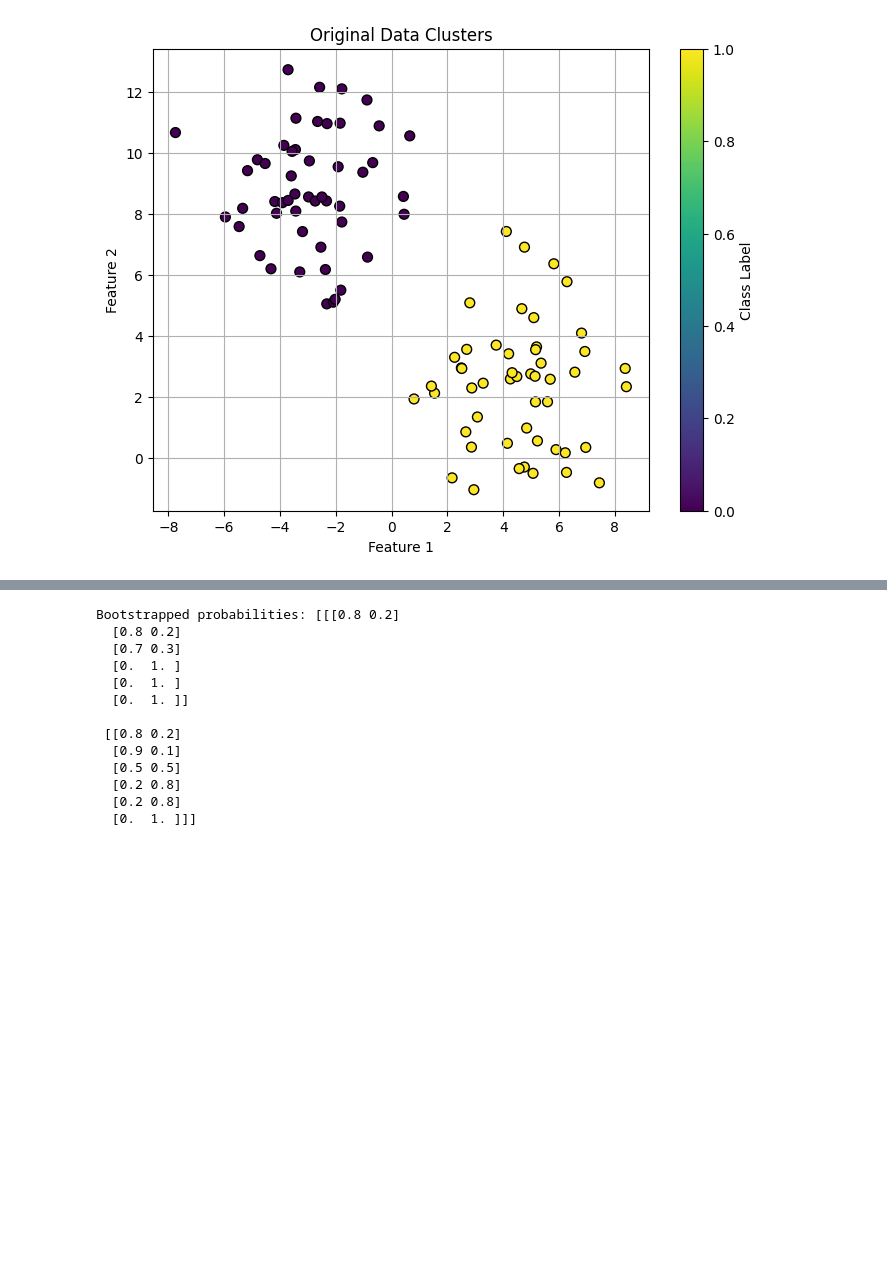
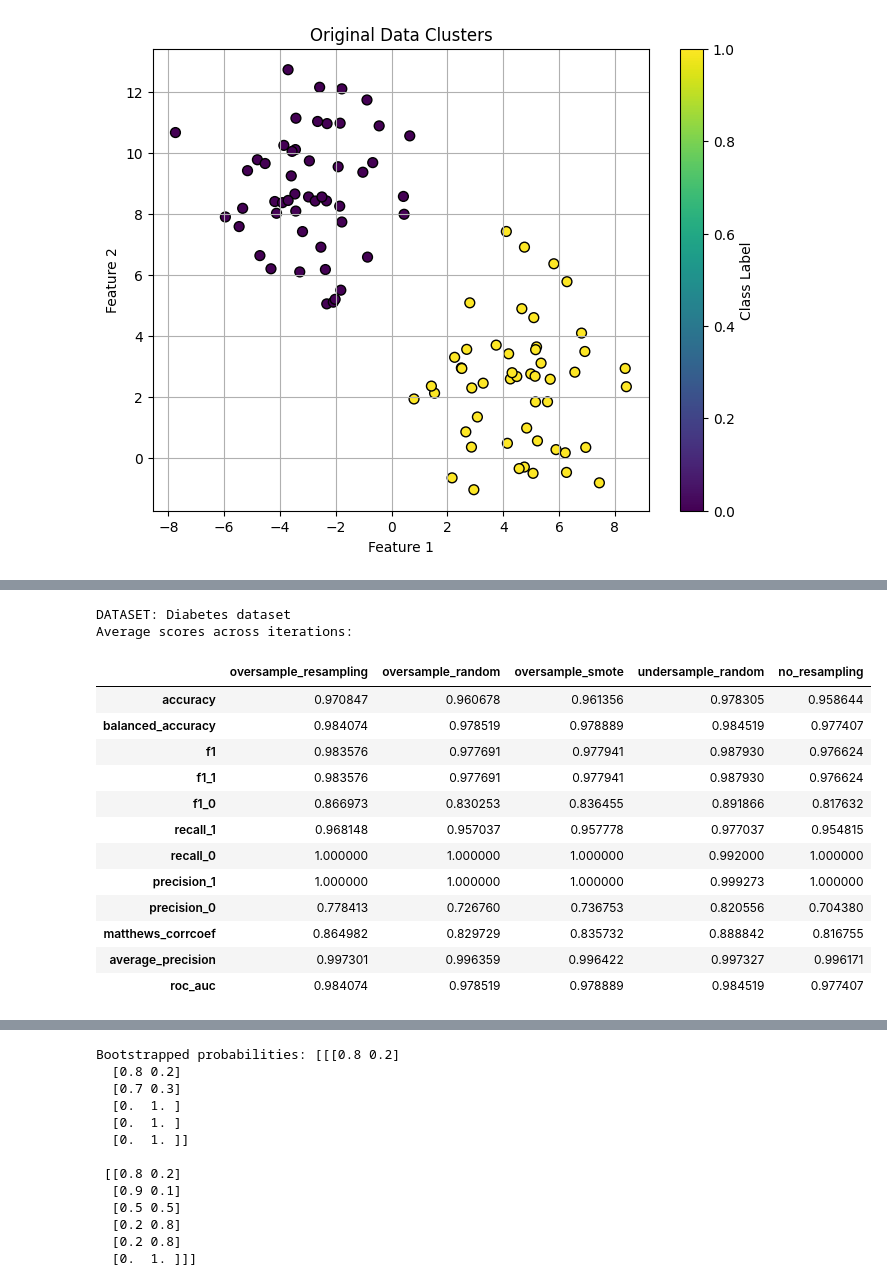
Before and after one commit to chgendreau/bayesian-prediction, a Jupyter notebook: machine_learning.ipynb, the cells around one changed output, grey strips where cells are left out. Drawn from its saved outputs; the diff is of its cells as text; code cells hidden in the pictures; blank space fills up the shorter version.

```diff
--- a/machine_learning.ipynb
+++ b/machine_learning.ipynb
@@ -291 +372,76 @@ def train_with_few_ones(X, Y, one_ratio=0.1, random_state=None):
+# %%
+# WINE DATASET
+from sklearn.datasets import load_wine
+from tqdm import tqdm
+import pandas as pd
+
+wine = load_wine()
+
+X = wine.data
+Y = wine.target
+
+# keep only two classes: 0 and 1
+mask = Y != 2
+X = X[mask]
+Y = Y[mask]
+
+
+# n_train = 500
+# n_test = 500
+ones_ratio = 0.25
+
+sampling_methods = {
+    "oversample_resampling": oversample_resampling,
+    "oversample_random": oversample_random,
+    "oversample_smote": oversample_smote,
+    "undersample_random": undersample_random,
+    "no_resampling": no_resampling,
+}
+avg_scores = None
+iter = 25
+B = 10
+
+
+for i in tqdm(range(iter)):
+    X_obs, X_test, Y_obs, Y_test = train_with_few_ones(X, Y, one_ratio=ones_ratio, random_state=421+i)
+
+    scores_dict = {}
+    for name, sampling_method in sampling_methods.items():
+        Y_probas = fit_predict_proba_classifier(
+            X_obs, Y_obs, X_test,
+            clf=RandomForestClassifier(),
+            sampling_method=sampling_method,
+            random_seed=412+i,
+            y=1,
+            B=B,  # Number of bootstraps for Deep ensemble
+        )
+        Y_pred = np.argmax(Y_probas, axis=1)
+        method_scores_dict = get_scores(Y_pred, Y_test)
+        scores_dict[name] = method_scores_dict
+    # Average scores across iterations
+    if avg_scores is None:
+        avg_scores = pd.DataFrame(scores_dict)
+    else:
+        avg_scores += pd.DataFrame(scores_dict)
+avg_scores /= iter
+# print_scores_table(scores_dict)
+print("DATASET: Diabetes dataset")
+print("Average scores across iterations:")
+display(avg_scores)
+# %% [output]
+DATASET: Diabetes dataset
+Average scores across iterations:
+|  | oversample_resampling | oversample_random | oversample_smote | undersample_random | no_resampling |
+| accuracy | 0.970847 | 0.960678 | 0.961356 | 0.978305 | 0.958644 |
+| balanced_accuracy | 0.984074 | 0.978519 | 0.978889 | 0.984519 | 0.977407 |
+| f1 | 0.983576 | 0.977691 | 0.977941 | 0.987930 | 0.976624 |
+| f1_1 | 0.983576 | 0.977691 | 0.977941 | 0.987930 | 0.976624 |
+| f1_0 | 0.866973 | 0.830253 | 0.836455 | 0.891866 | 0.817632 |
+| recall_1 | 0.968148 | 0.957037 | 0.957778 | 0.977037 | 0.954815 |
+| recall_0 | 1.000000 | 1.000000 | 1.000000 | 0.992000 | 1.000000 |
+| precision_1 | 1.000000 | 1.000000 | 1.000000 | 0.999273 | 1.000000 |
+| precision_0 | 0.778413 | 0.726760 | 0.736753 | 0.820556 | 0.704380 |
+| matthews_corrcoef | 0.864982 | 0.829729 | 0.835732 | 0.888842 | 0.816755 |
+| average_precision | 0.997301 | 0.996359 | 0.996422 | 0.997327 | 0.996171 |
+| roc_auc | 0.984074 | 0.978519 | 0.978889 | 0.984519 | 0.977407 |
 # %%
```
Also changed, not shown: parts of 4 cells of this notebook, 2 other files.
